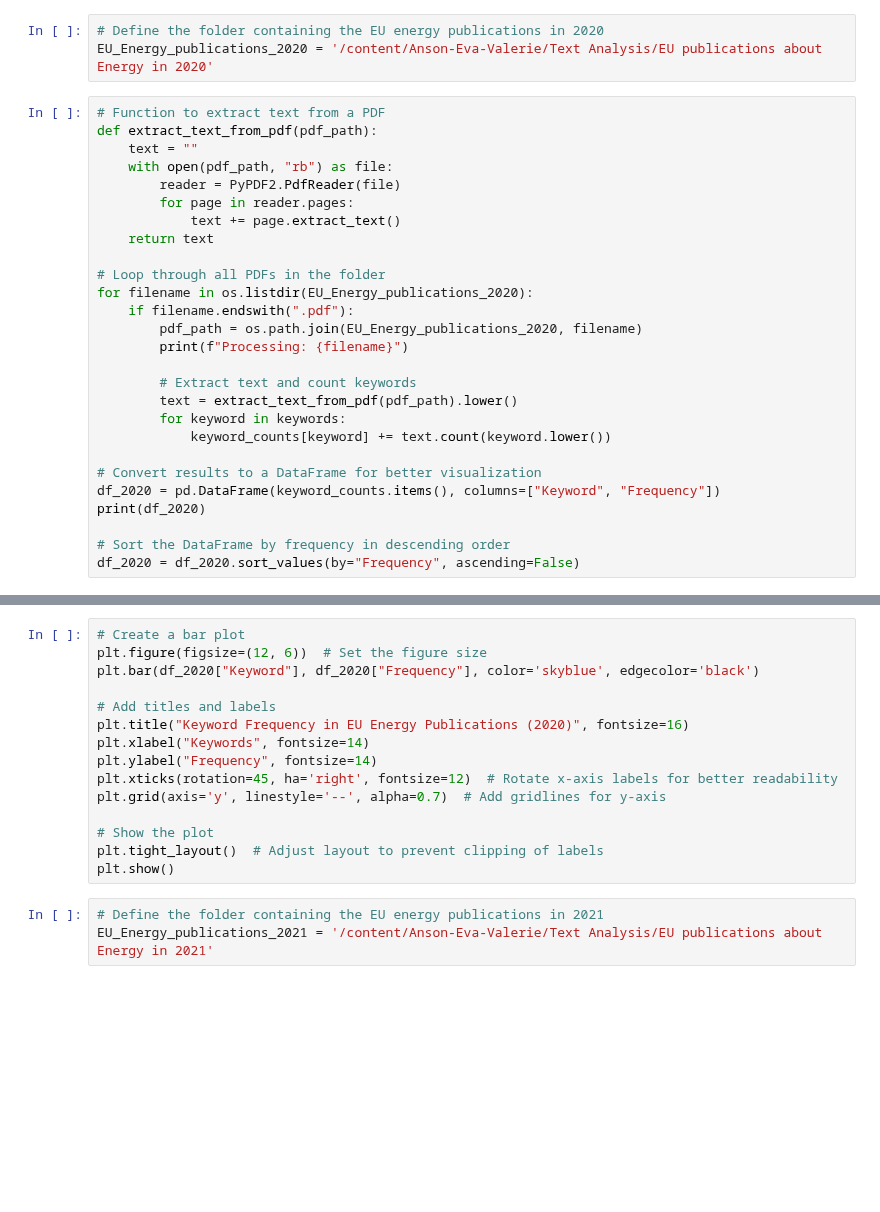
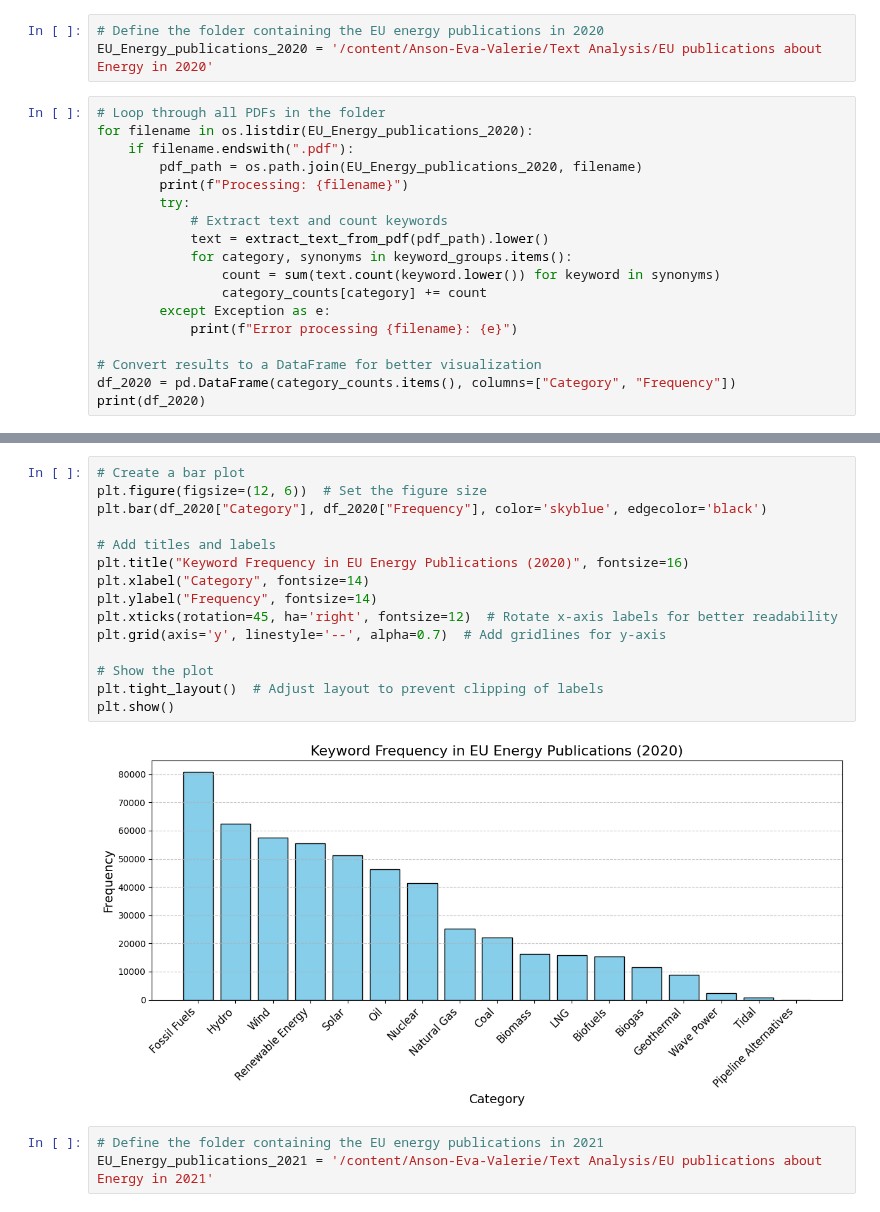
Before and after one commit to Anson422/Anson-Eva-Valerie, a Jupyter notebook: Text Analysis/Code_Text_Analysis.ipynb, the cells around one changed output, grey strips where cells are left out. Saved outputs shown, nothing was run; the diff lists cells and outputs as text; blank space fills up the shorter version.

```diff
--- a/Text Analysis/Code_Text_Analysis.ipynb
+++ b/Text Analysis/Code_Text_Analysis.ipynb
@@ -323,29 +325,20 @@ plt.show()
 # Define the folder containing the EU energy publications in 2020
 EU_Energy_publications_2020 = '/content/Anson-Eva-Valerie/Text Analysis/EU publications about Energy in 2020'
 # %%
-# Function to extract text from a PDF
-def extract_text_from_pdf(pdf_path):
-    text = ""
-    with open(pdf_path, "rb") as file:
-        reader = PyPDF2.PdfReader(file)
-        for page in reader.pages:
-            text += page.extract_text()
-    return text
-
 # Loop through all PDFs in the folder
 for filename in os.listdir(EU_Energy_publications_2020):
     if filename.endswith(".pdf"):
         pdf_path = os.path.join(EU_Energy_publications_2020, filename)
         print(f"Processing: {filename}")
-
-        # Extract text and count keywords
-        text = extract_text_from_pdf(pdf_path).lower()
-        for keyword in keywords:
-            keyword_counts[keyword] += text.count(keyword.lower())
+        try:
+            # Extract text and count keywords
+            text = extract_text_from_pdf(pdf_path).lower()
+            for category, synonyms in keyword_groups.items():
+                count = sum(text.count(keyword.lower()) for keyword in synonyms)
+                category_counts[category] += count
+        except Exception as e:
+            print(f"Error processing {filename}: {e}")
 
 # Convert results to a DataFrame for better visualization
-df_2020 = pd.DataFrame(keyword_counts.items(), columns=["Keyword", "Frequency"])
+df_2020 = pd.DataFrame(category_counts.items(), columns=["Category", "Frequency"])
 print(df_2020)
-
-# Sort the DataFrame by frequency in descending order
-df_2020 = df_2020.sort_values(by="Frequency", ascending=False)
@@ -455,18 +386,20 @@ display(styled_df_2020)
 # %%
 # Create a bar plot
 plt.figure(figsize=(12, 6))  # Set the figure size
-plt.bar(df_2020["Keyword"], df_2020["Frequency"], color='skyblue', edgecolor='black')
+plt.bar(df_2020["Category"], df_2020["Frequency"], color='skyblue', edgecolor='black')
 
 # Add titles and labels
 plt.title("Keyword Frequency in EU Energy Publications (2020)", fontsize=16)
-plt.xlabel("Keywords", fontsize=14)
+plt.xlabel("Category", fontsize=14)
 plt.ylabel("Frequency", fontsize=14)
 plt.xticks(rotation=45, ha='right', fontsize=12)  # Rotate x-axis labels for better readability
 plt.grid(axis='y', linestyle='--', alpha=0.7)  # Add gridlines for y-axis
 
 # Show the plot
 plt.tight_layout()  # Adjust layout to prevent clipping of labels
 plt.show()
+# %% [output]
+[figure, added]
 # %%
 # Define the folder containing the EU energy publications in 2021
 EU_Energy_publications_2021 = '/content/Anson-Eva-Valerie/Text Analysis/EU publications about Energy in 2021'
```
Also changed, not shown: parts of 30 cells of this notebook.
